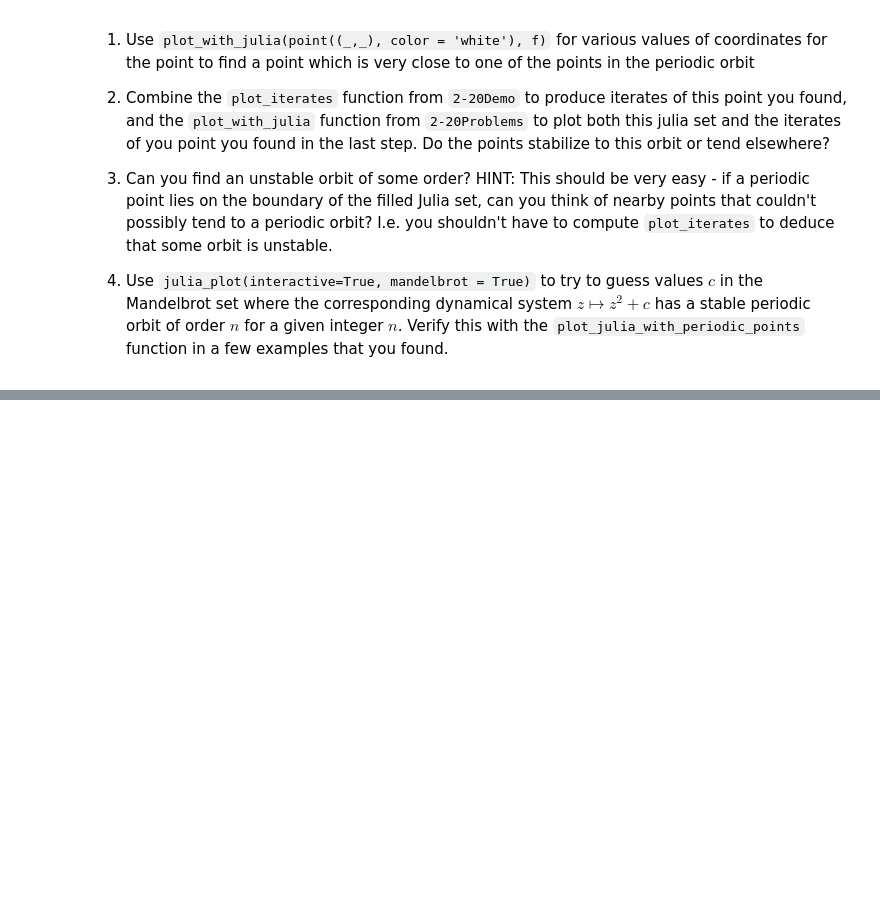
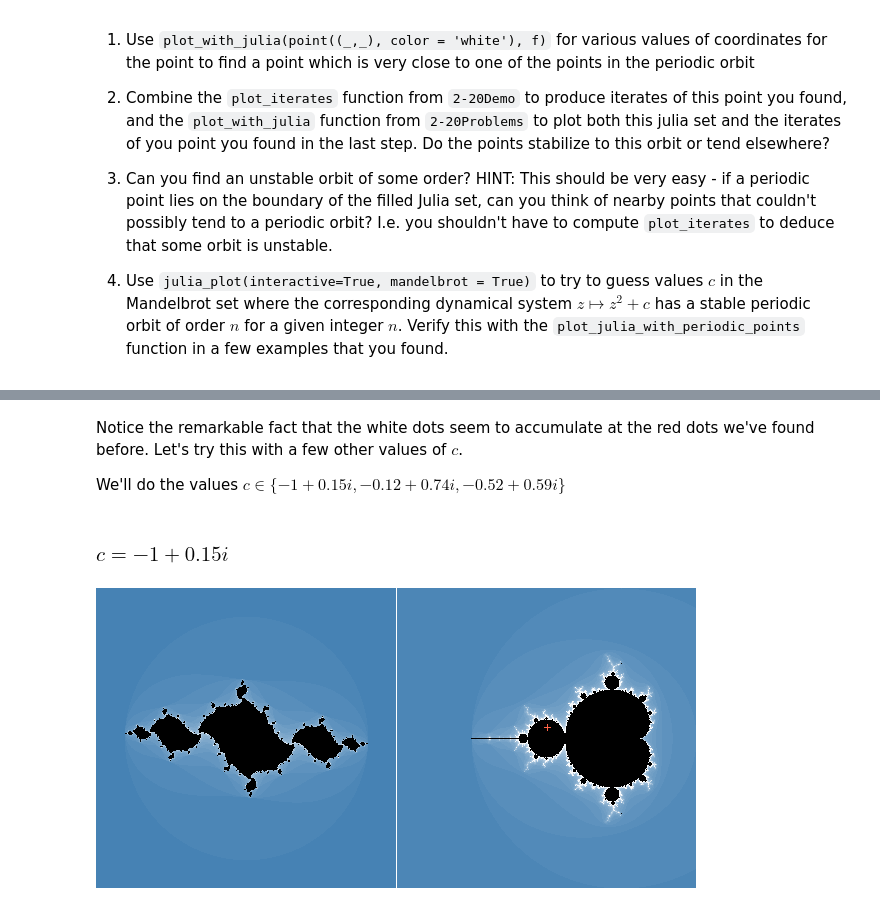
Before and after one commit to sam-dehority/SHPChaoasandFractals2021Spring, a Jupyter notebook: 2-27Problems.ipynb, the cells around one changed output, grey strips where cells are left out. Drawn from its saved outputs; the diff is of its cells as text; code cells hidden in the pictures; blank space fills up the shorter version.

```diff
--- a/2-27Problems.ipynb
+++ b/2-27Problems.ipynb
@@ -49,0 +151,12 @@ This problem deals with the **stability** and **instability** of fixed points an
+# %% [markdown]
+Notice the remarkable fact that the white dots seem to accumulate at the red dots we've found before. Let's try this with a few other values of $c$.
+
+We'll do the values $c \in \{ -1 + 0.15i, -0.12 + 0.74i , -0.52 + 0.59i \}$
+# %% [markdown]
+### $c = -1 + 0.15i$
+# %%
+c = -1 + 0.15*I
+f(z) = z^2 + c
+julia_plot(f, pixel_count = 300) # notice the location in the mandelbrot set of c
+# %% [output]
+[figure, added]
```
Also changed, not shown: parts of 19 cells of this notebook.
